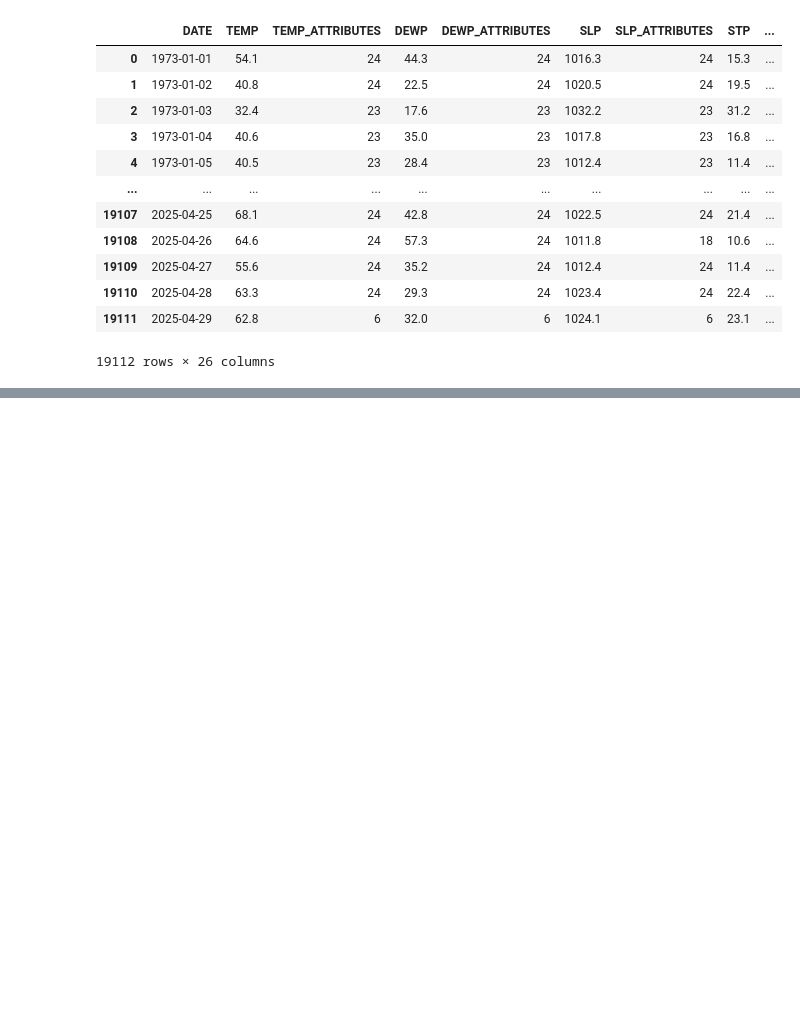
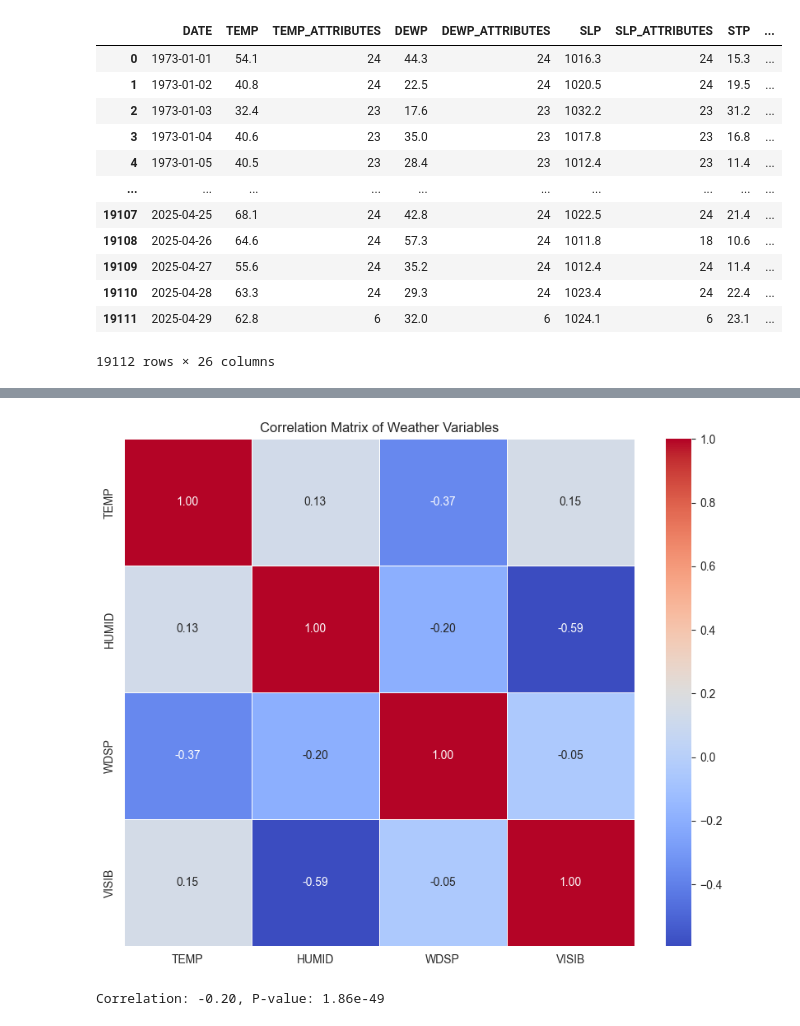
Before and after one commit to kielsara/IS525-Final, a Jupyter notebook: data cleaning and exploration.ipynb, the cells around one changed output, grey strips where cells are left out. Drawn from its saved outputs; the diff is of its cells as text; code cells hidden in the pictures; blank space fills up the shorter version.

```diff
--- a/data cleaning and exploration.ipynb
+++ b/data cleaning and exploration.ipynb
@@ -143,0 +317,18 @@ df_final.to_csv('df_final.csv', index=False)
+# %%
+import seaborn as sns
+
+numeric_columns = ['TEMP', 'HUMID', 'WDSP', 'VISIB']
+correlation_matrix = merged_df[numeric_columns].corr()
+
+plt.figure(figsize=(10, 8))
+sns.heatmap(correlation_matrix, annot=True, cmap='coolwarm', fmt=".2f", linewidths=0.5)
+plt.title("Correlation Matrix of Weather Variables")
+plt.show()
+# %% [output]
+[figure, added]
+# %%
+# Individual Pearson correlation
+correlation, p_value = pearsonr(merged_df['WDSP'], merged_df['HUMID'])
+print(f"Correlation: {correlation:.2f}, P-value: {p_value:.2e}")
+# %% [output]
+Correlation: -0.20, P-value: 1.86e-49
```
Also changed, not shown: parts of 34 cells of this notebook, 8 other files.
